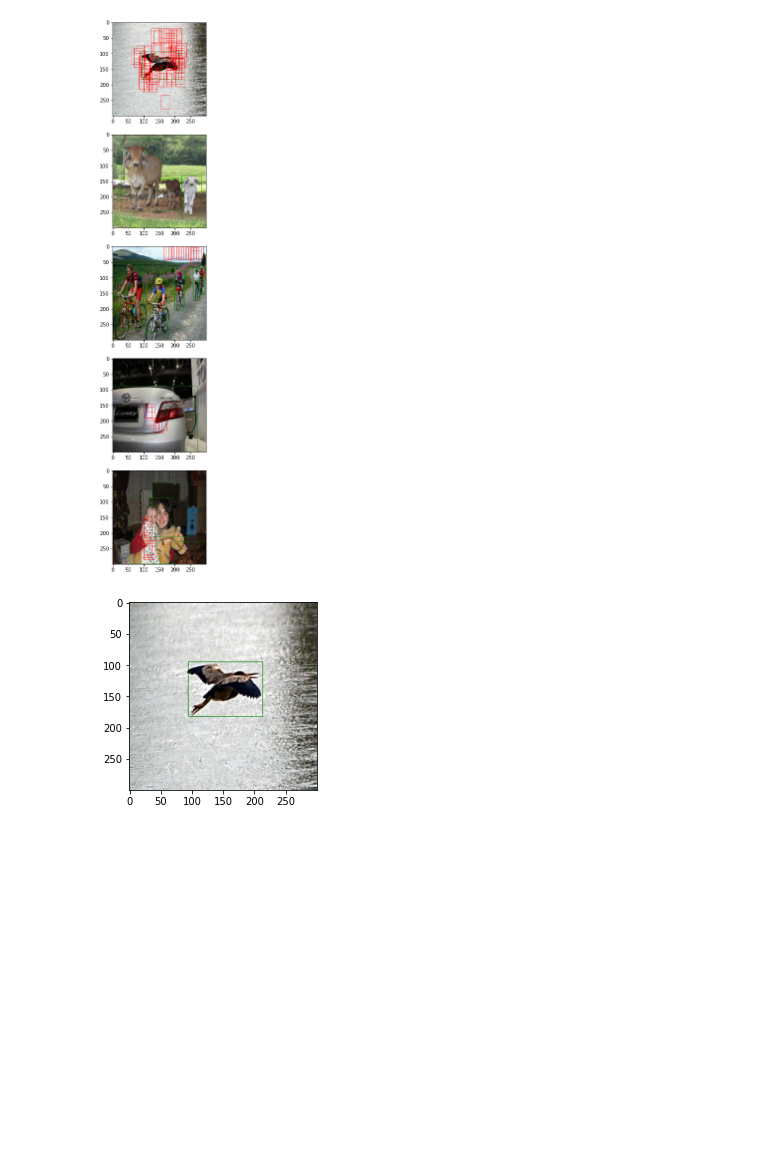
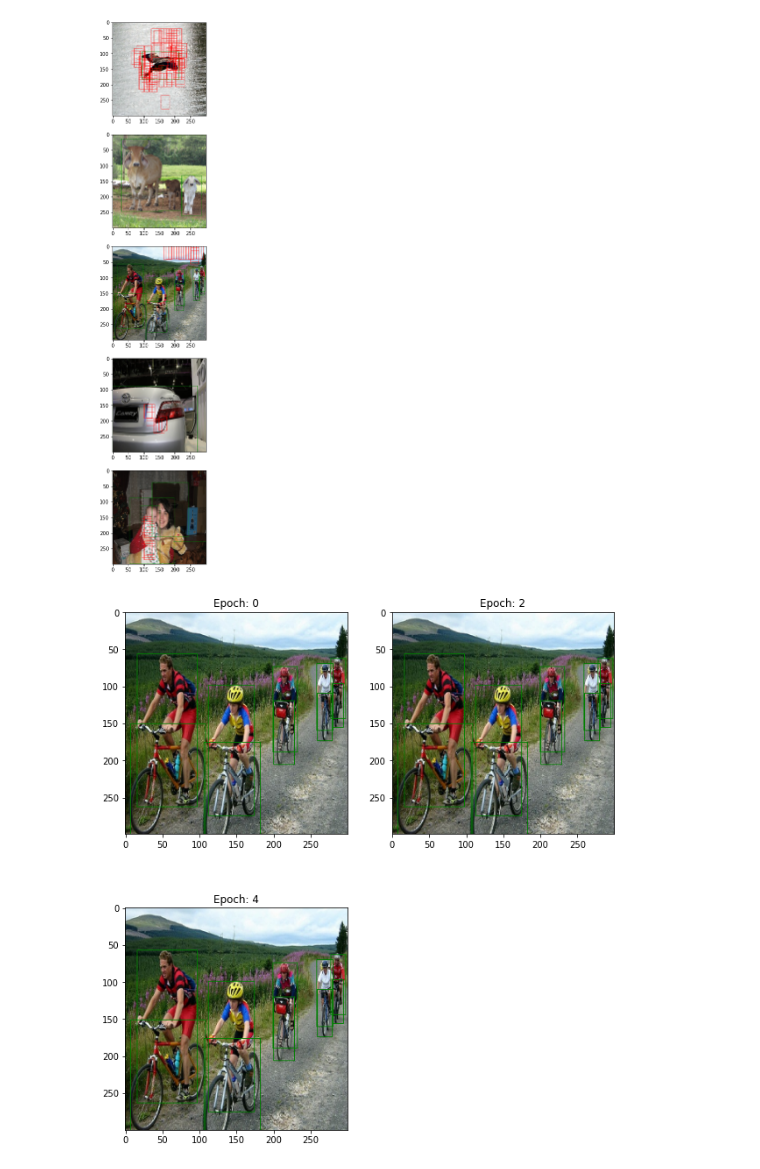
Before and after one commit to Apiquet/Tracking_SSD_ReID, a Jupyter notebook: test_SSD300.ipynb, the cells around one changed output. Drawn from its saved outputs; the diff is of its cells as text; code cells hidden in the pictures; blank space fills up the shorter version.

Commit message:
[DEV][SSD] Drw result evolution over epochs

```diff
--- a/test_SSD300.ipynb
+++ b/test_SSD300.ipynb
@@ -4,7 +4,7 @@ import tensorflow as tf
 import numpy as np
 keras = tf.keras
 # %%
-SSD300_model = SSD300(20)
+SSD300_model = SSD300(21)
 # %%
 SSD300_cone = SSD300_model.getCone()
 SSD300_cone.summary()
@@ -145,34 +145,37 @@ plt.show()
 # %%
 import numpy as np
 from PIL import Image, ImageFont, ImageDraw, ImageEnhance
 from matplotlib import pyplot as plt
 from glob import glob
 
-w=30
-h=30
-fig=plt.figure(figsize=(20, 20))
-columns = 1
+w=40
+h=40
+fig=plt.figure(figsize=(10, 30))
+columns = 2
 rows = 5
-
-for weights in glob("C:/Users/antho/Documents/GitHub/data/weights/*"):
+skip = 2
+for i, weights in enumerate(glob("C:/Users/antho/Documents/GitHub/data/weights/*")[1::skip]):
+    fig.add_subplot(5, 2, i+1)
     SSD300_model.load_weights(weights)
-    classes, boxes = SSD300_model.getPredictionsFromConfsLocs(confs_pred, locs_pred, box_encoding="corner")
-    for i, img in enumerate(imgs[:1]):
-        fig.add_subplot(5, 1, i+1)
+    classes, boxes = SSD300_model.getPredictionsFromConfsLocs(confs_pred, locs_pred,
+                                                              score_threshold=0.1,
+                                                              box_encoding="corner")
+    for j, img in enumerate(imgs[:3]):
         img = img*255
         img = Image.fromarray(img.numpy().astype(np.uint8))
         draw = ImageDraw.Draw(img)
-        for box in boxes[i]:
+        for box in boxes[j]:
             min_point = int(box[0] * 300), int(box[1] * 300)
             end_point = int(box[2] * 300), int(box[3] * 300)
             draw.rectangle((min_point, end_point), outline='red')
-        for box in boxes_gt[i]:
+        for box in boxes_gt[j]:
             box = tf.concat([box[:2] - box[2:] / 2,
                              box[:2] + box[2:] / 2], axis=-1)
             min_point = int(box[0] * 300), int(box[1] * 300)
             end_point = int(box[2] * 300), int(box[3] * 300)
             draw.rectangle((min_point, end_point), outline='green')
+        plt.title("Epoch: {}".format(i*skip))
         plt.imshow(img)
 plt.show()
 # %% [output]
-[figure, old version]
+[figure, new version]
```
Also changed, not shown: 1 other file.
